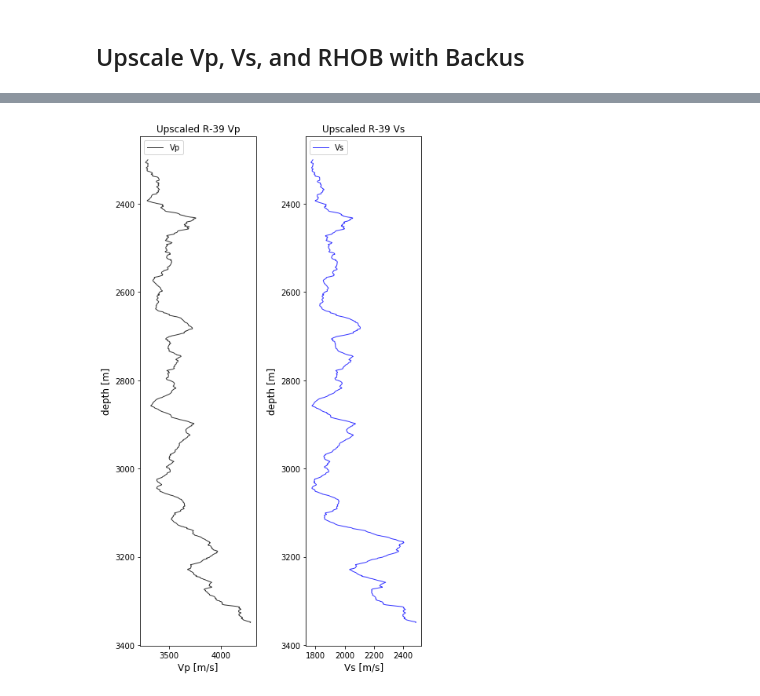
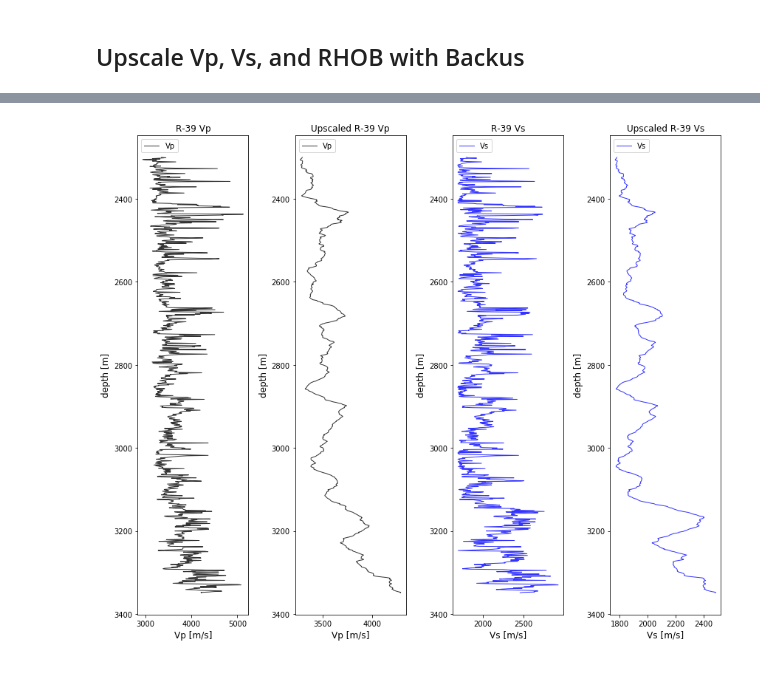
Before and after one commit to agilescientific/in-bruges, a Jupyter notebook: notebooks/Backus_from_dataframe.ipynb, the cells around one changed output, grey strips where cells are left out. Saved outputs shown, nothing was run; the diff lists cells and outputs as text; code cells hidden in the pictures.

```diff
--- a/notebooks/Backus_from_dataframe.ipynb
+++ b/notebooks/Backus_from_dataframe.ipynb
@@ -19,7 +21,7 @@ from IPython.display import HTML
 # %%
 R39 = Well.from_las('../data/R-39.las')
 # %%
-w129 = Well.from_las('../data/P-129_out.las')
+P129 = Well.from_las('../data/P-129_out.las')
 # %% [markdown]
 ## Data clean-up and manipulation
 # %% [markdown]
@@ -56,7 +58,7 @@ w39_df.describe(include = 'all')
 | 75% | 297.140188 | 551.661265 | 2571.678622 |
 | max | 339.252173 | 590.450507 | 2948.584160 |
 # %%
-w129_df = w129.df()
+w129_df = P129.df()
 w129_df = w129_df[['DT', 'DTS', 'RHOB']]
 w129_df.describe(include = 'all')
 # %% [output]
@@ -219,0 +230,5 @@ __We know this ahead of time. Could add a test using `Welly` ' s `quality`__
+# %%
+def remove_lows(c):
+    '''Replace low values with nans then interpolates to fill. In place.'''
+    c[[d <1500 if ~np.isnan(d) else False for d in c]] = np.nanmean(c)
+    return c.interpolate()
@@ -251,8 +265,3 @@ Utility function
-# %%
-def remove_lows(c):
-    '''replace low values with nans then interpolates to fill'''
-    c[[d <1500 if ~np.isnan(d) else False for d in c]] = np.nanmean(c)
-    return c.interpolate()
 # %%
 wells.loc[wells.well == 'R-39', 'Vs'] = remove_lows(wells.loc[wells.well == 'R-39', 'Vs'])
 # %%
@@ -345,29 +373,46 @@ plt.show()
 # %%
-fig = plt.figure(figsize=(6,10))
+fig = plt.figure(figsize=(12,10))
 
-ax0 = fig.add_subplot(121)
-ax0.plot(wells_final_df.loc[wells_final_df.well == 'R-39', 'Vp_bk'],
+ax0 = fig.add_subplot(141)
+ax0.plot(wells_final_df.loc[wells_final_df.well == 'R-39', 'Vp'],
          wells_final_df.loc[wells_final_df.well == 'R-39', 'DEPTH'],
                                  'black', alpha=0.8, linewidth = 1, label='Vp')
-
 ax0.legend( loc='upper left')
-ax0.set_title('Upscaled R-39 Vp')
+ax0.set_title('R-39 Vp')
 ax0.set_ylabel(r'depth [m]', size=12)
 ax0.invert_yaxis()
 ax0.set_xlabel(r'Vp [m/s]', size=12)
 
-ax1 = fig.add_subplot(122)
-ax1.plot(wells_final_df.loc[wells_final_df.well == 'R-39', 'Vs_bk'],
+ax1 = fig.add_subplot(142)
+ax1.plot(wells_final_df.loc[wells_final_df.well == 'R-39', 'Vp_bk'],
+         wells_final_df.loc[wells_final_df.well == 'R-39', 'DEPTH'],
+                                 'black', alpha=0.8, linewidth = 1, label='Vp')
+ax1.legend( loc='upper left')
+ax1.set_title('Upscaled R-39 Vp')
+ax1.set_ylabel(r'depth [m]', size=12)
+ax1.invert_yaxis()
+ax1.set_xlabel(r'Vp [m/s]', size=12)
+
+ax2 = fig.add_subplot(143)
+ax2.plot(wells_final_df.loc[wells_final_df.well == 'R-39', 'Vs'],
          wells_final_df.loc[wells_final_df.well == 'R-39', 'DEPTH'],
          'blue', alpha=0.8, linewidth = 1, label='Vs')
+ax2.legend( loc='upper left')
+ax2.set_title('R-39 Vs')
+ax2.set_ylabel(r'depth [m]', size=12)
+ax2.invert_yaxis()
+ax2.set_xlabel(r'Vs [m/s]', size=12)
 
-ax1.legend( loc='upper left')
-ax1.set_title('Upscaled R-39 Vs')
-ax1.set_ylabel(r'depth [m]', size=12)
-ax1.invert_yaxis()
-ax1.set_xlabel(r'Vs [m/s]', size=12)
+ax3 = fig.add_subplot(144)
+ax3.plot(wells_final_df.loc[wells_final_df.well == 'R-39', 'Vs_bk'],
+         wells_final_df.loc[wells_final_df.well == 'R-39', 'DEPTH'],
+         'blue', alpha=0.8, linewidth = 1, label='Vs')
+ax3.legend( loc='upper left')
+ax3.set_title('Upscaled R-39 Vs')
+ax3.set_ylabel(r'depth [m]', size=12)
+ax3.invert_yaxis()
+ax3.set_xlabel(r'Vs [m/s]', size=12)
 
-plt.tight_layout()
-plt.show()
+plt.tight_layout();
 # %% [output]
-[figure, old version]
+[figure, new version]
```
Also changed, not shown: parts of 17 cells of this notebook.
